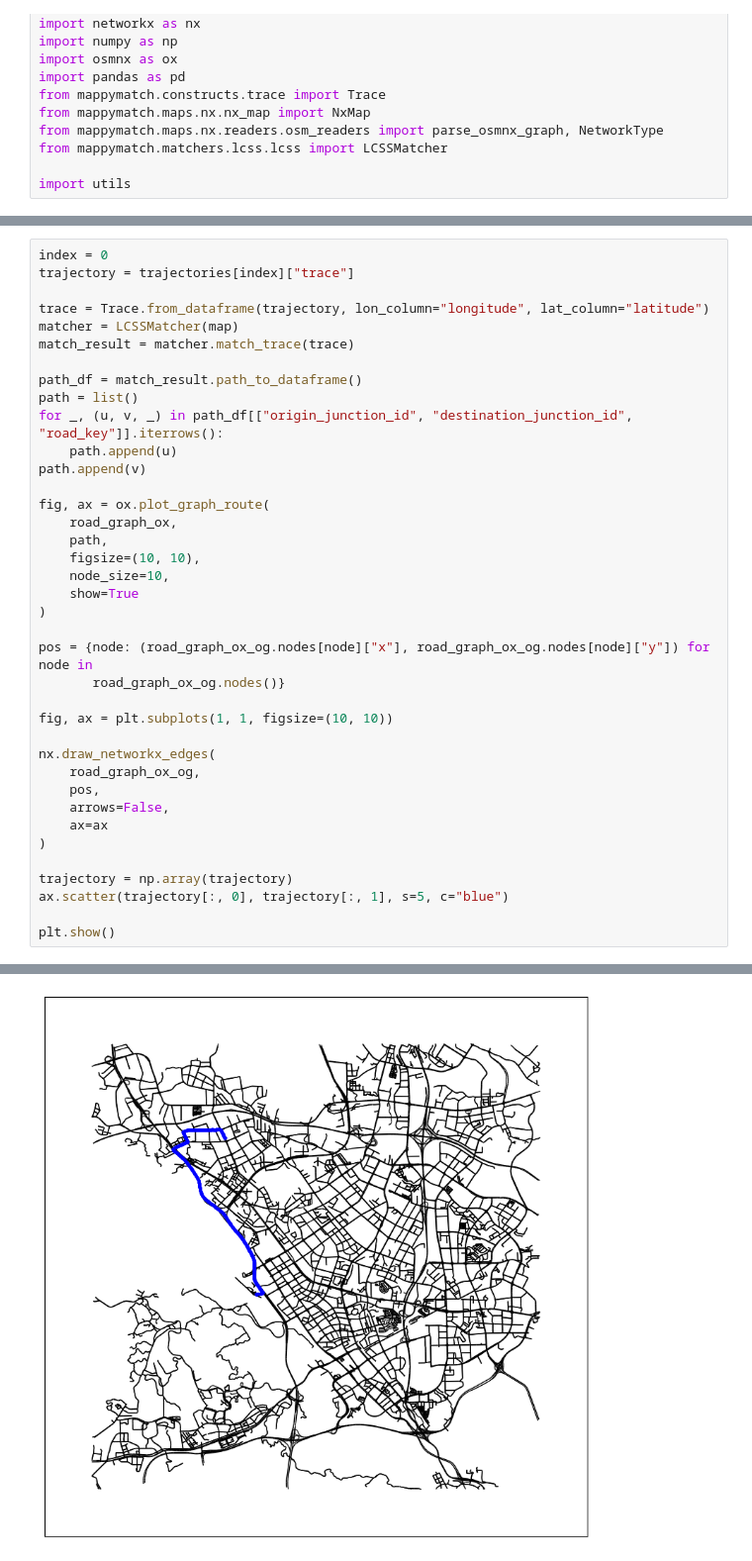
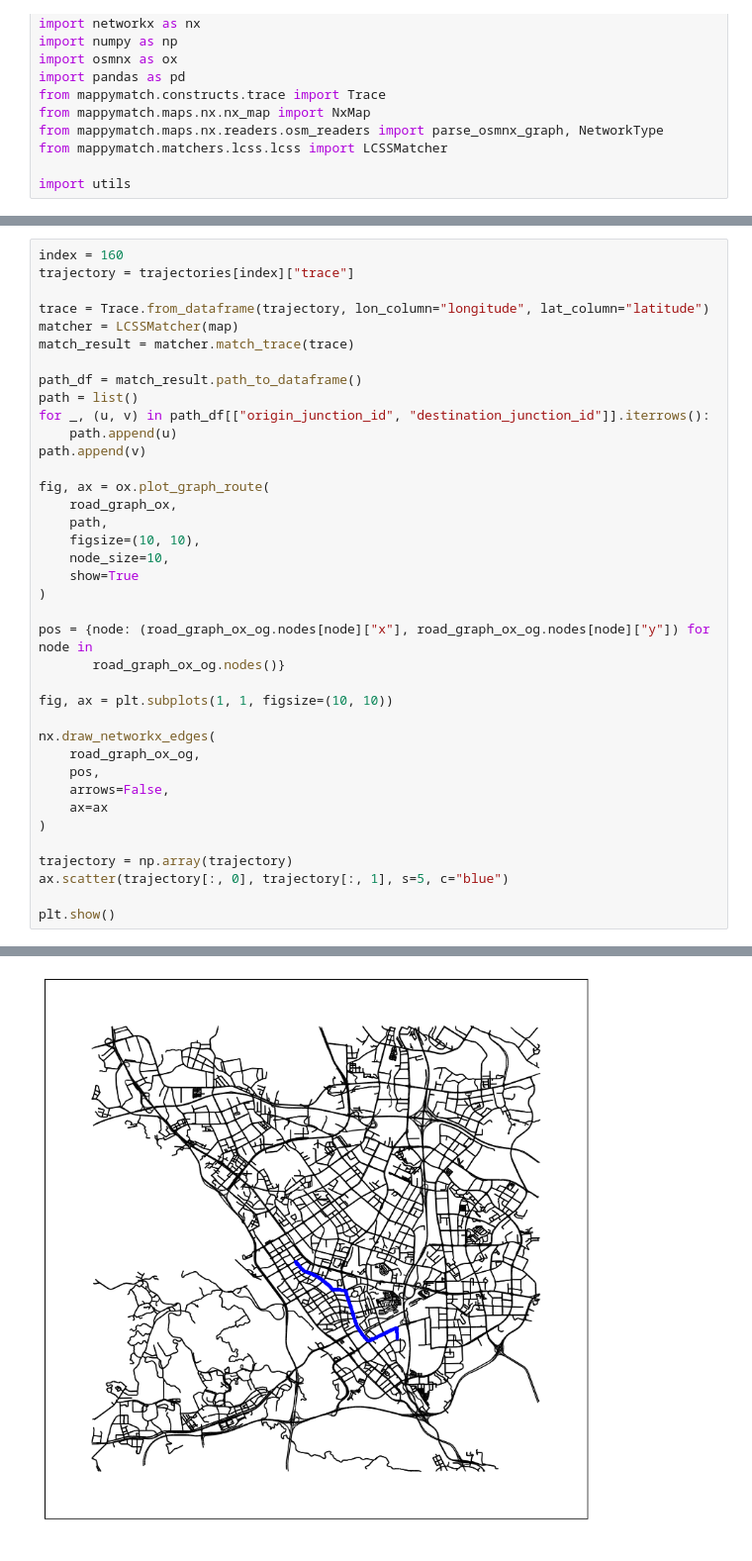
Before and after one commit to manuelck99/bachelors-thesis, a Jupyter notebook: preprocessing/map_matching.ipynb, the cells around one changed output, grey strips where cells are left out. Shown at 99% size. Drawn from its saved outputs; the diff is of its cells as text.

```diff
--- a/preprocessing/map_matching.ipynb
+++ b/preprocessing/map_matching.ipynb
@@ -78,7 +36,7 @@ with open(f"{dataset_path}/trajectories.json", mode="r", encoding="utf-8") as fi
         trace = pd.DataFrame(trace, columns=["longitude", "latitude"])
         trajectories.append({"vehicle_id": trajectory["vehicle_id"], "trace": trace})
 # %%
-index = 0
+index = 160
 trajectory = trajectories[index]["trace"]
 
 trace = Trace.from_dataframe(trajectory, lon_column="longitude", lat_column="latitude")
@@ -87,7 +45,7 @@ match_result = matcher.match_trace(trace)
 
 path_df = match_result.path_to_dataframe()
 path = list()
-for _, (u, v, _) in path_df[["origin_junction_id", "destination_junction_id", "road_key"]].iterrows():
+for _, (u, v) in path_df[["origin_junction_id", "destination_junction_id"]].iterrows():
     path.append(u)
 path.append(v)
 
@@ -120 +78 @@ plt.show()
-[figure, old version]
+[figure, new version]
```
Also changed, not shown: parts of 3 cells of this notebook, 3 other files.
